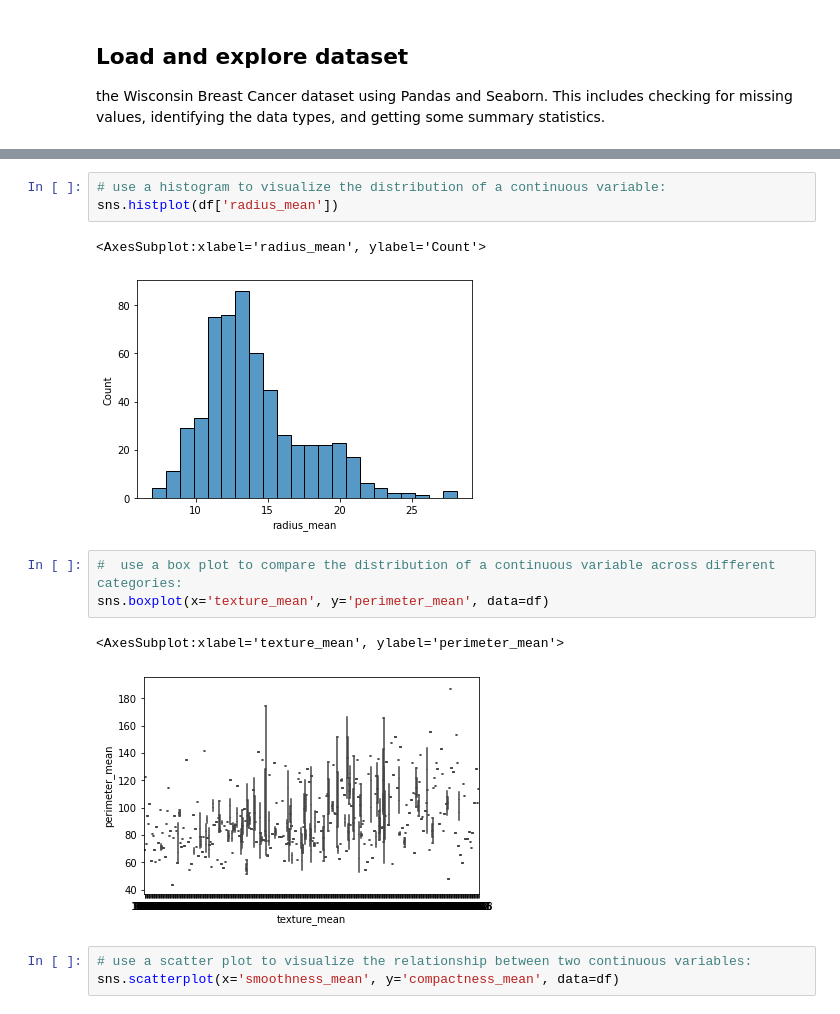
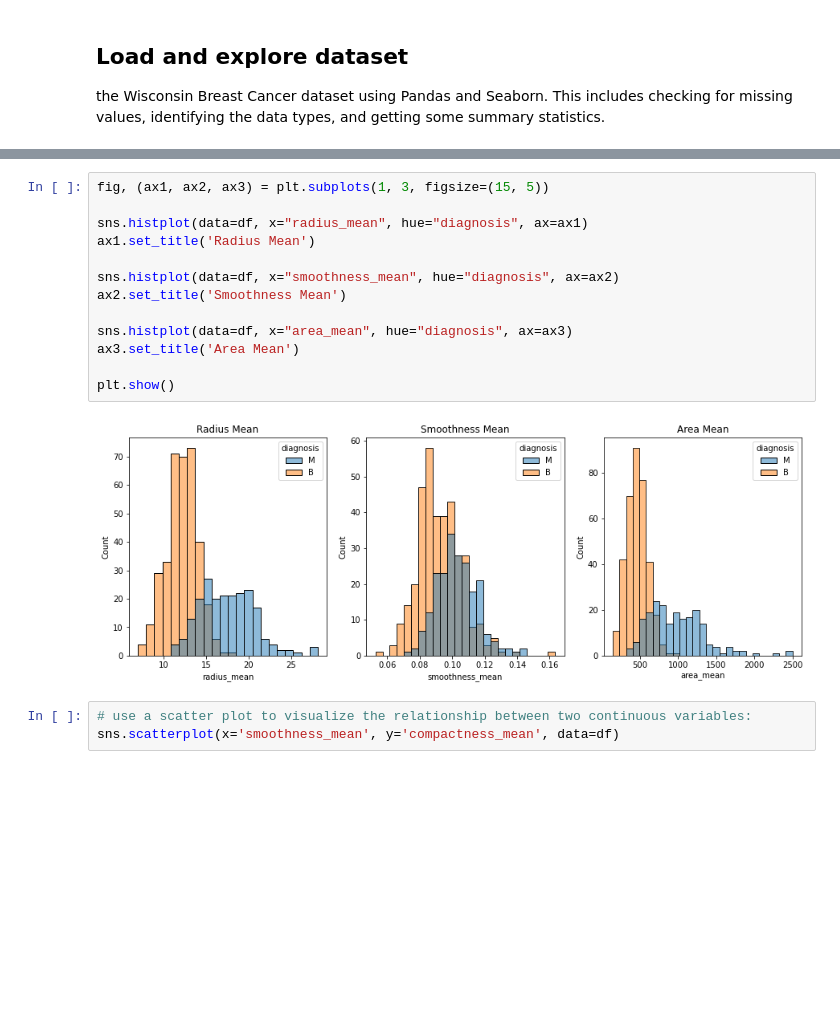
Before and after one commit to splitcomma/pda2-project, a Jupyter notebook: project_2.ipynb, the cells around one changed output, grey strips where cells are left out. Cells and saved outputs as stored; diff of their text form; blank space fills up the shorter version.

```diff
--- a/project_2.ipynb
+++ b/project_2.ipynb
@@ -102,15 +122,18 @@ memory usage: 146.8+ KB
 # %%
-# use a histogram to visualize the distribution of a continuous variable:
-sns.histplot(df['radius_mean'])
+fig, (ax1, ax2, ax3) = plt.subplots(1, 3, figsize=(15, 5))
+
+sns.histplot(data=df, x="radius_mean", hue="diagnosis", ax=ax1)
+ax1.set_title('Radius Mean')
+
+sns.histplot(data=df, x="smoothness_mean", hue="diagnosis", ax=ax2)
+ax2.set_title('Smoothness Mean')
+
+sns.histplot(data=df, x="area_mean", hue="diagnosis", ax=ax3)
+ax3.set_title('Area Mean')
+
+plt.show()
 # %% [output]
-<AxesSubplot:xlabel='radius_mean', ylabel='Count'>
-[figure, old version]
+[figure, new version]
-# %%
-#  use a box plot to compare the distribution of a continuous variable across different categories:
-sns.boxplot(x='texture_mean', y='perimeter_mean', data=df)
-# %% [output]
-<AxesSubplot:xlabel='texture_mean', ylabel='perimeter_mean'>
-[figure, removed]
 # %%
 # use a scatter plot to visualize the relationship between two continuous variables:
 sns.scatterplot(x='smoothness_mean', y='compactness_mean', data=df)
```
Also changed, not shown: parts of 10 cells of this notebook.
